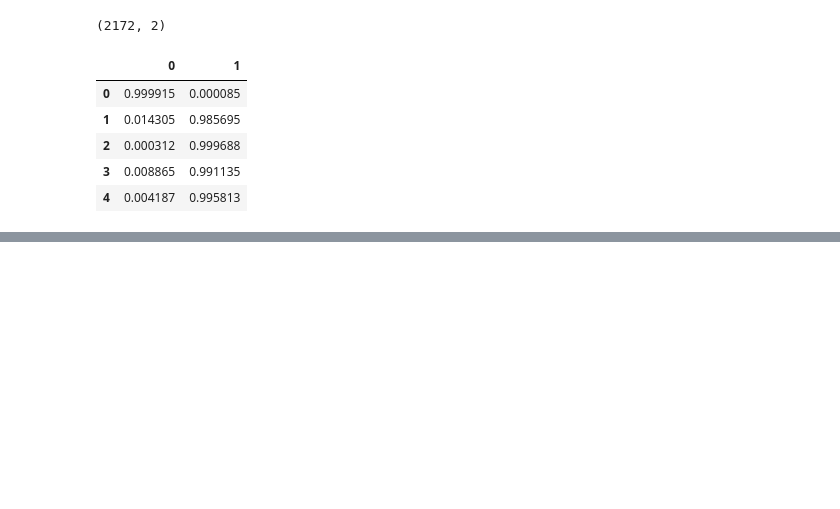
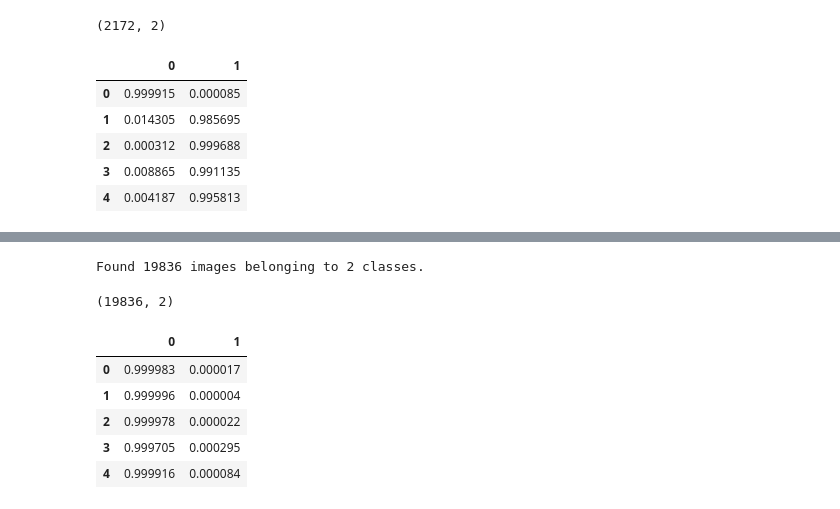
Before and after one commit to sralter/classifire, a Jupyter notebook: 01_capstone_notebooks/alter_samuel_capstone_imageanalysis.ipynb, the cells around one changed output, grey strips where cells are left out. Saved outputs shown, nothing was run; the diff lists cells and outputs as text; code cells hidden in the pictures; blank space fills up the shorter version.

```diff
--- a/01_capstone_notebooks/alter_samuel_capstone_imageanalysis.ipynb
+++ b/01_capstone_notebooks/alter_samuel_capstone_imageanalysis.ipynb
@@ -430,0 +433,33 @@ df_output_valid.head()
+# %%
+# use earlystopping to control if epoch length goes for too long
+# https://stackoverflow.com/questions/45185462/what-does-nb-epoch-in-neural-network-stands-for
+from keras.callbacks import EarlyStopping
+early_stopping = EarlyStopping(monitor='val_loss', patience=4, mode='auto')
+
+# checkpoint callback
+checkpoint_path = '/Users/sra/Desktop/Data_Science_2023/_capstone/00_capstone_data/models/_sam_vgg19/model_checkpoints'
+checkpoint_dir = os.path.dirname(checkpoint_path)
+
+# Specify the dimensions for the target preprocess image size
+# and the variable definitions used below
+img_height = 128
+img_width = 128
+channels = 3
+batch_size = 32
+train_data_dir = '/Users/sra/Desktop/Data_Science_2023/_capstone/00_capstone_data/orthoimagery/patches/_patch_jpg/nofire'
+test_data_dir = '/Users/sra/Desktop/Data_Science_2023/_capstone/00_capstone_data/orthoimagery/patches/_patch_jpg'
+# %%
+test_datagen=ImageDataGenerator(rescale=1./255)
+
+test_generator=test_datagen.flow_from_directory(
+    test_data_dir,
+    target_size=(img_height, img_width),
+    color_mode='rgb',
+    batch_size=batch_size,
+    class_mode='categorical',
+    shuffle=False)#shuffle is off to match
+#                  photos and predictions later when
+#                  I combine geographic and image predictions
+#                  since we're just predicting, this should be ok
+# %% [output]
+Found 19836 images belonging to 2 classes.
@@ -430,0 +471,19 @@ df_output_valid.head()
+# %%
+# predict on all images
+output_run2=loaded_model.predict(test_generator)
+# %%
+# save predictions to table
+df_output_run2=pd.DataFrame(output_run2)
+print(df_output_run2.shape)
+# %% [output]
+(19836, 2)
+# %%
+# view predictions table
+df_output_run2.head()
+# %% [output]
+|  | 0 | 1 |
+| 0 | 0.999983 | 0.000017 |
+| 1 | 0.999996 | 0.000004 |
+| 2 | 0.999978 | 0.000022 |
+| 3 | 0.999705 | 0.000295 |
+| 4 | 0.999916 | 0.000084 |
```
Also changed, not shown: parts of 7 cells of this notebook, 7 other files.
